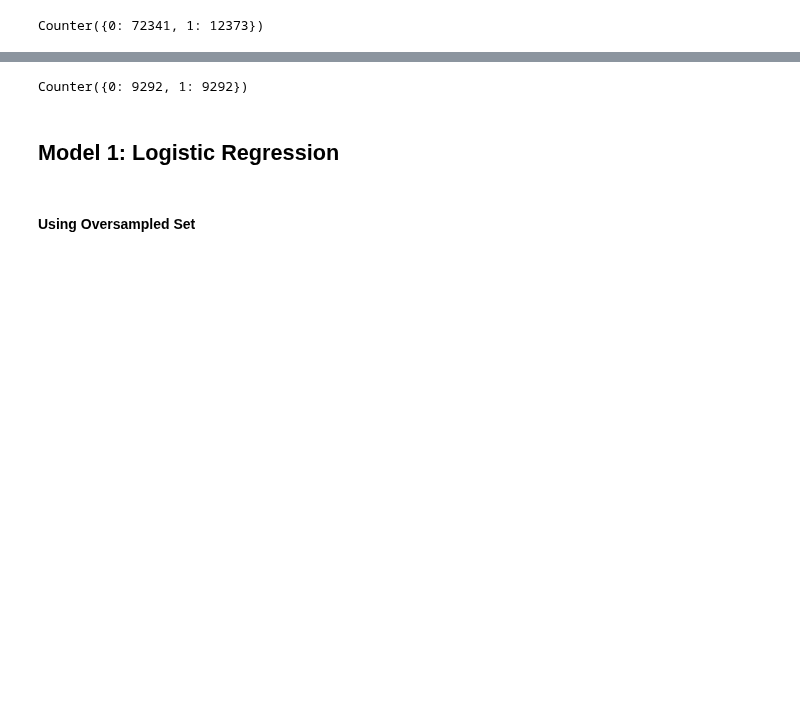
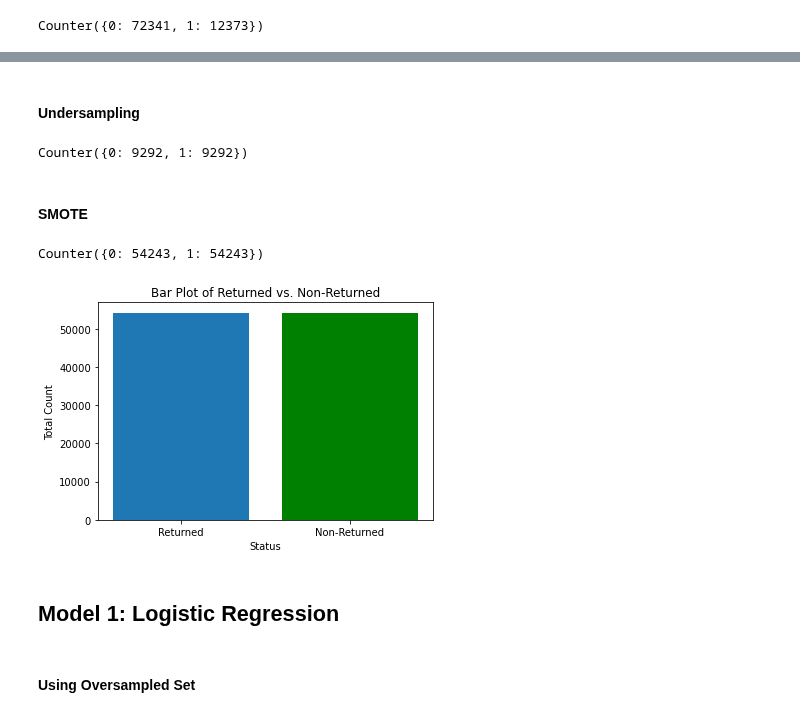
Before and after one commit to s-callejo/AI-Academy-capstone-project-team2, a Jupyter notebook: index.ipynb, the cells around one changed output, grey strips where cells are left out. Drawn from its saved outputs; the diff is of its cells as text; code cells hidden in the pictures; blank space fills up the shorter version.

Commit message:
added SMOTE sampling

```diff
--- a/index.ipynb
+++ b/index.ipynb
@@ -439,3 +442,5 @@ Counter({0: 54243, 1: 54243})
+# %% [markdown]
+#### Undersampling
 # %%
 from imblearn.under_sampling import RandomUnderSampler
 
@@ -461,6 +466,31 @@ plt.xticks(counts3.index,
 plt.show()
 # %% [output]
 Counter({0: 9292, 1: 9292})
+# %% [markdown]
+#### SMOTE
+# %%
+from imblearn.over_sampling import SMOTE
+
+oversample = SMOTE()
+Xs_train, ys_train = oversample.fit_resample(X_train, y_train)
+
+print(Counter(ys_train))
+
+counts4 = ys_train.value_counts()
+plt.bar(counts4.index,
+       counts4.values)
+
+plt.gca().patches[0].set_facecolor('green')
+
+plt.xlabel('Status')
+plt.ylabel('Total Count')
+plt.title('Bar Plot of Returned vs. Non-Returned')
+plt.xticks(counts4.index,
+          ['Non-Returned', 'Returned'])
+plt.show()
+# %% [output]
+Counter({0: 54243, 1: 54243})
+[figure, added]
 # %% [markdown]
 ## Model 1: Logistic Regression
 # %% [markdown]
```
Also changed, not shown: parts of 24 cells of this notebook.
